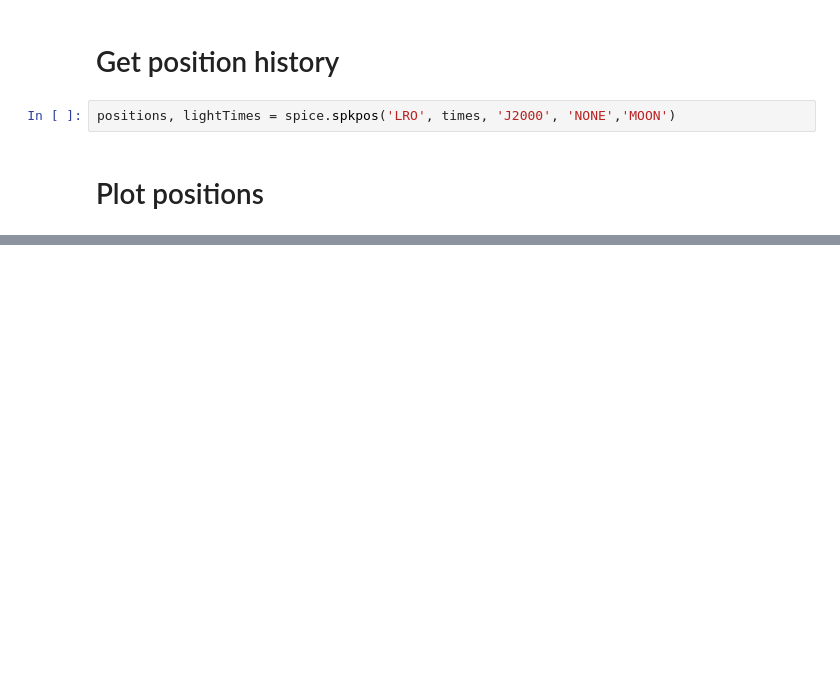
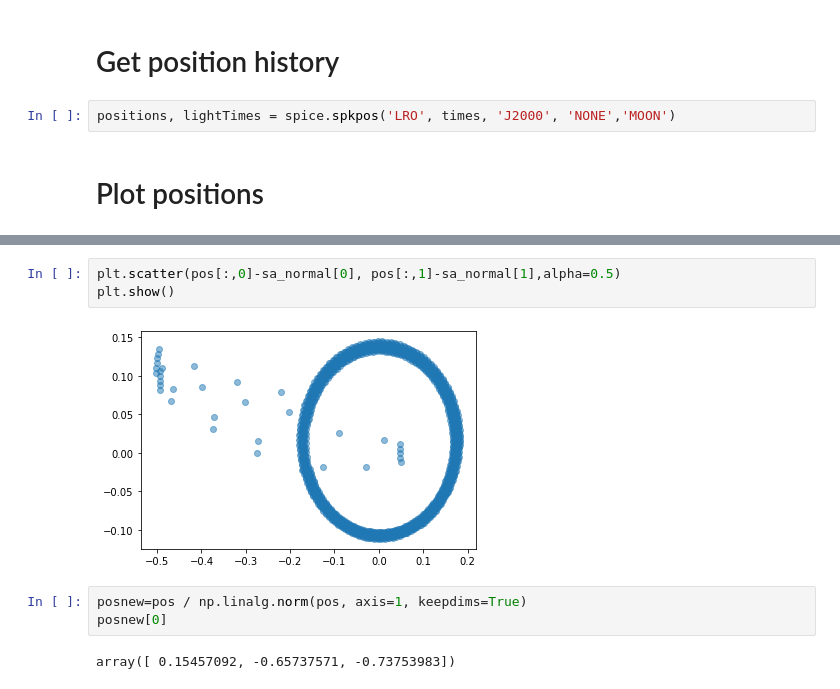
Before and after one commit to chandrabhraman/lro-analysis, a Jupyter notebook: Lunar_Reconnaisance_Orbiter_Analysis.ipynb, the cells around one changed output, grey strips where cells are left out. Drawn from its saved outputs; the diff is of its cells as text; blank space fills up the shorter version.

```diff
--- a/Lunar_Reconnaisance_Orbiter_Analysis.ipynb
+++ b/Lunar_Reconnaisance_Orbiter_Analysis.ipynb
@@ -103,0 +183,10 @@ plt.show()
+# %%
+plt.scatter(pos[:,0]-sa_normal[0], pos[:,1]-sa_normal[1],alpha=0.5)
+plt.show()
+# %% [output]
+[figure, added]
+# %%
+posnew=pos / np.linalg.norm(pos, axis=1, keepdims=True)
+posnew[0]
+# %% [output]
+array([ 0.15457092, -0.65737571, -0.73753983])
```
Also changed, not shown: parts of 9 cells of this notebook.
